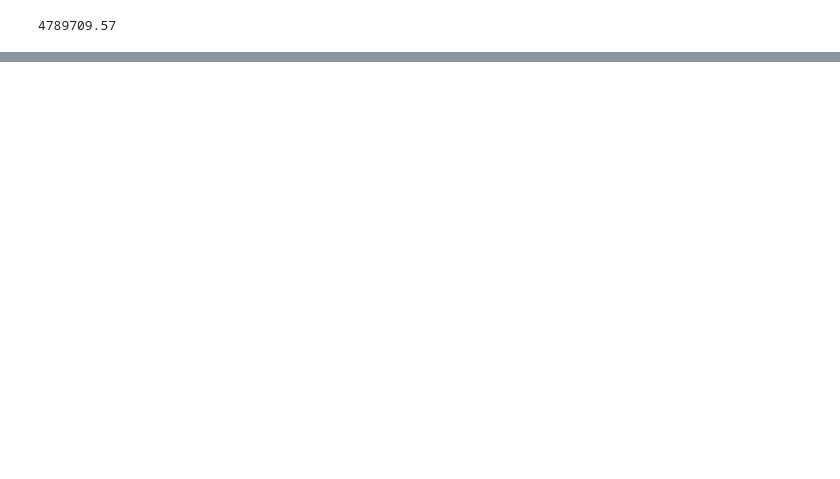
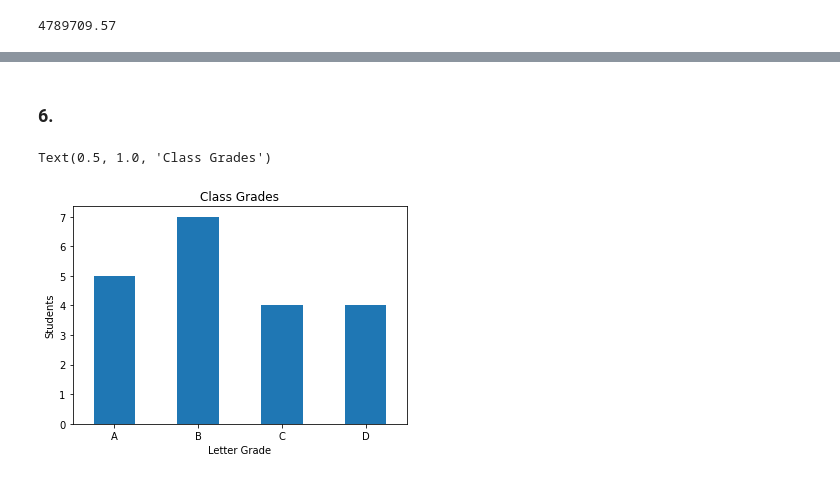
Before and after one commit to wheelerjoshua/numpy-pandas-visualization-exercises, a Jupyter notebook: pandas_series.ipynb, the cells around one changed output, grey strips where cells are left out. Saved outputs shown, nothing was run; the diff lists cells and outputs as text; code cells hidden in the pictures; blank space fills up the shorter version.

```diff
--- a/pandas_series.ipynb
+++ b/pandas_series.ipynb
@@ -440,0 +538,2 @@ Categories (4, interval[float64]): [(-4511.11, 1197705.993] < (1197705.993, 2395
+# %%
+curved_grades = (100 - max(exam_scores)) + exam_scores
@@ -440,0 +562,14 @@ Categories (4, interval[float64]): [(-4511.11, 1197705.993] < (1197705.993, 2395
+# %%
+def get_letter(score):
+    if score >= 90:
+        return 'A'
+    elif score >= 80:
+        return 'B'
+    elif score >= 70:
+        return 'C'
+    elif score >= 60:
+        return 'D'
+    else:
+        return 'F'
+# %%
+letter_grades = curved_grades.apply(get_letter)
@@ -440,0 +596,11 @@ Categories (4, interval[float64]): [(-4511.11, 1197705.993] < (1197705.993, 2395
+# %% [markdown]
+### 6.
+# %%
+letter_grades.value_counts().sort_index().plot.bar()
+plt.xlabel('Letter Grade')
+plt.xticks(rotation = 0)
+plt.ylabel('Students')
+plt.title('Class Grades')
+# %% [output]
+Text(0.5, 1.0, 'Class Grades')
+[figure, added]
```
Also changed, not shown: parts of 40 cells of this notebook, 1 other file.
